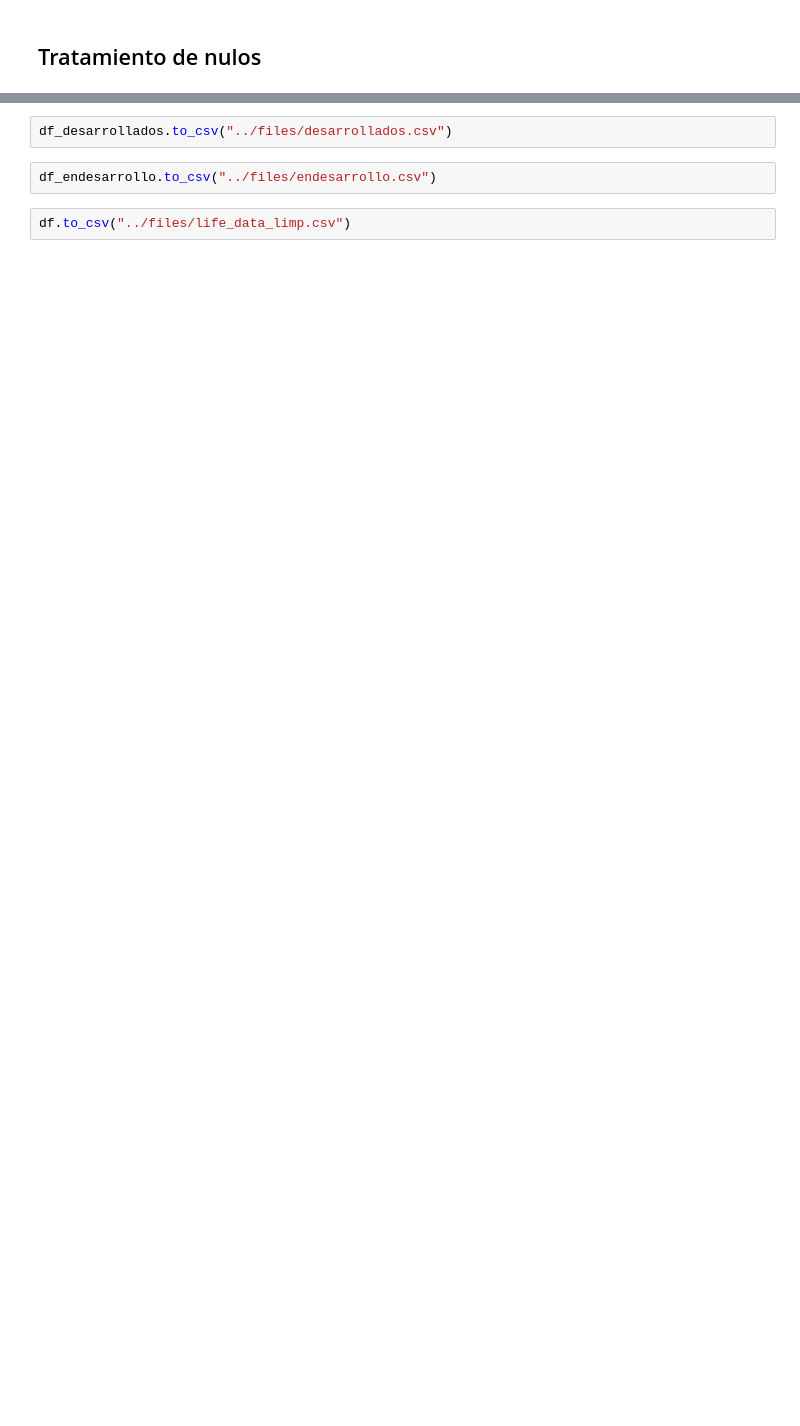
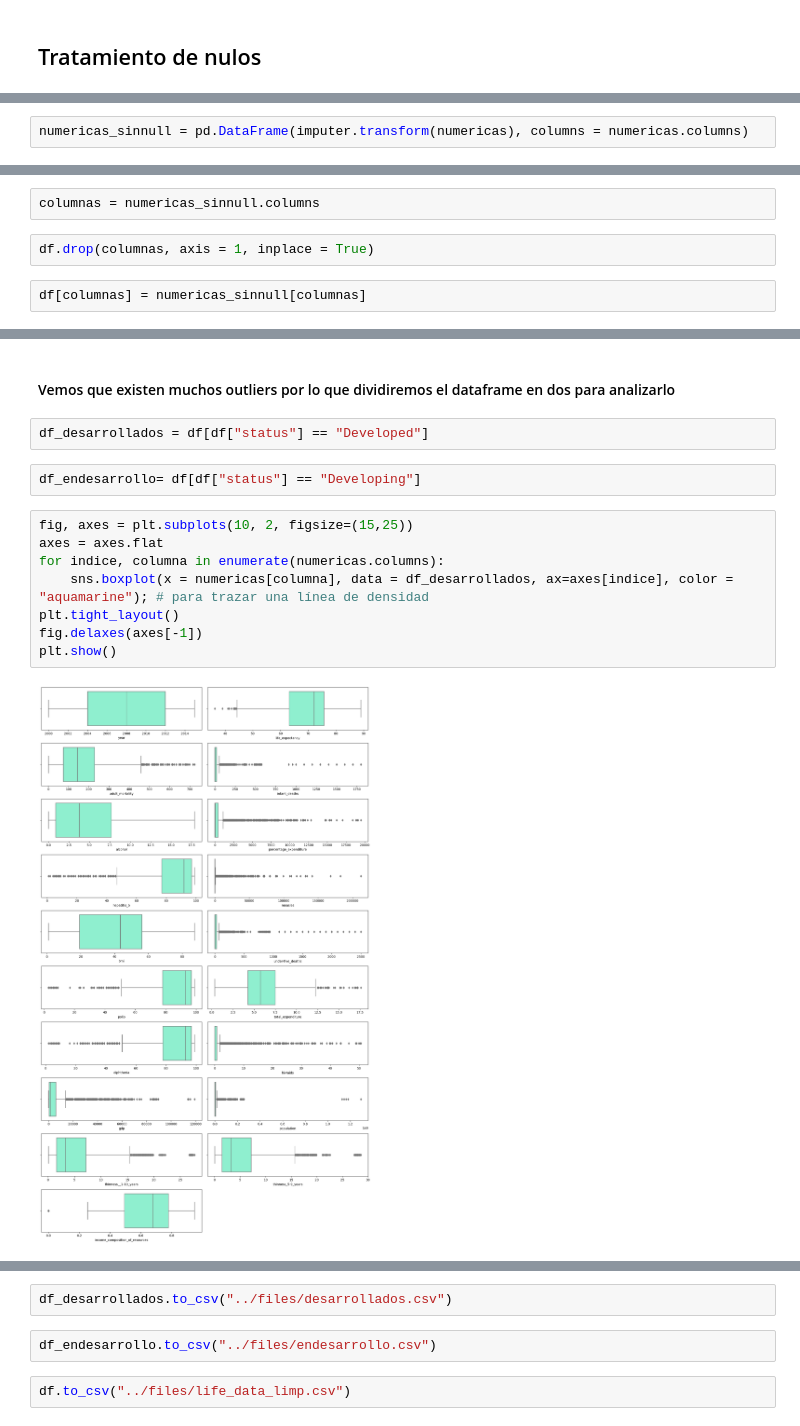
Before and after one commit to Adalab/DA-promo-c-modulo-3-sprint-1-Ximena-Anahi, a Jupyter notebook: 1. Regresion Lineal/1.pp-intro-machine-learning.ipynb, the cells around one changed output, grey strips where cells are left out. Drawn from its saved outputs; the diff is of its cells as text; blank space fills up the shorter version.

```diff
--- a/1. Regresion Lineal/1.pp-intro-machine-learning.ipynb
+++ b/1. Regresion Lineal/1.pp-intro-machine-learning.ipynb
@@ -341,0 +349,2 @@ df_desarrollados.stb.missing()
+# %%
+numericas_sinnull = pd.DataFrame(imputer.transform(numericas), columns = numericas.columns)
@@ -341,0 +371,6 @@ df_desarrollados.stb.missing()
+# %%
+columnas = numericas_sinnull.columns
+# %%
+df.drop(columnas, axis = 1, inplace = True)
+# %%
+df[columnas] = numericas_sinnull[columnas]
@@ -341,0 +393,16 @@ df_desarrollados.stb.missing()
+# %% [markdown]
+#### Vemos que existen muchos outliers por lo que dividiremos el dataframe en dos para analizarlo
+# %%
+df_desarrollados = df[df["status"] == "Developed"]
+# %%
+df_endesarrollo= df[df["status"] == "Developing"]
+# %%
+fig, axes = plt.subplots(10, 2, figsize=(15,25))
+axes = axes.flat
+for indice, columna in enumerate(numericas.columns):
+    sns.boxplot(x = numericas[columna], data = df_desarrollados, ax=axes[indice], color = "aquamarine"); # para trazar una línea de densidad
+plt.tight_layout()
+fig.delaxes(axes[-1])
+plt.show()
+# %% [output]
+[figure, added]
```
Also changed, not shown: parts of 33 cells of this notebook, 10 other files.
